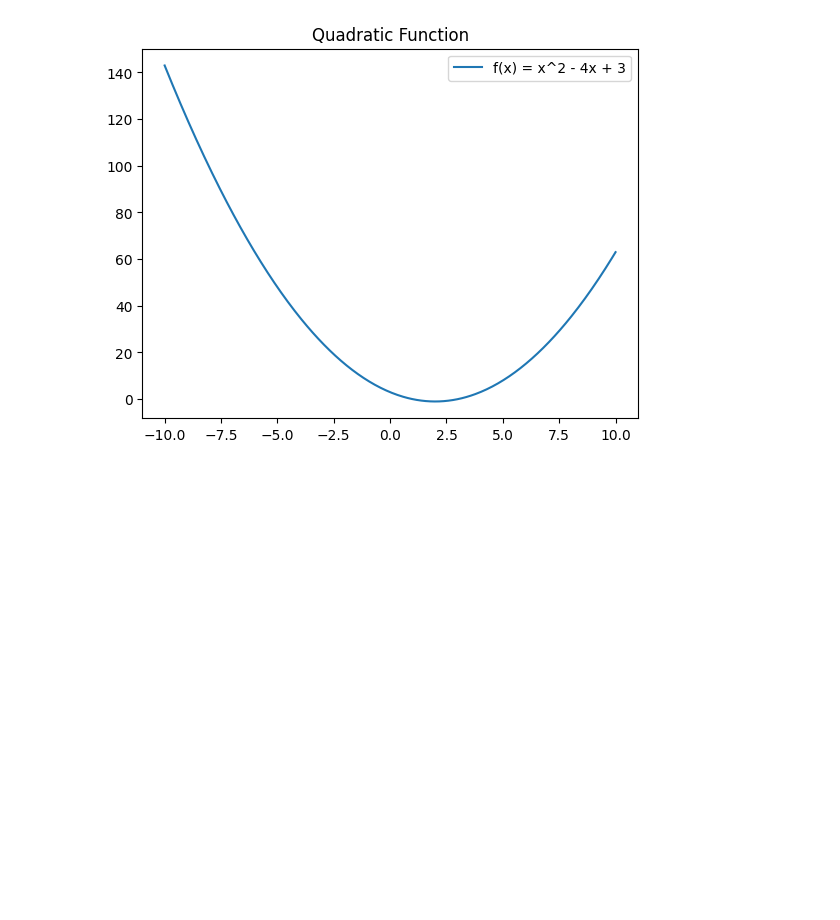
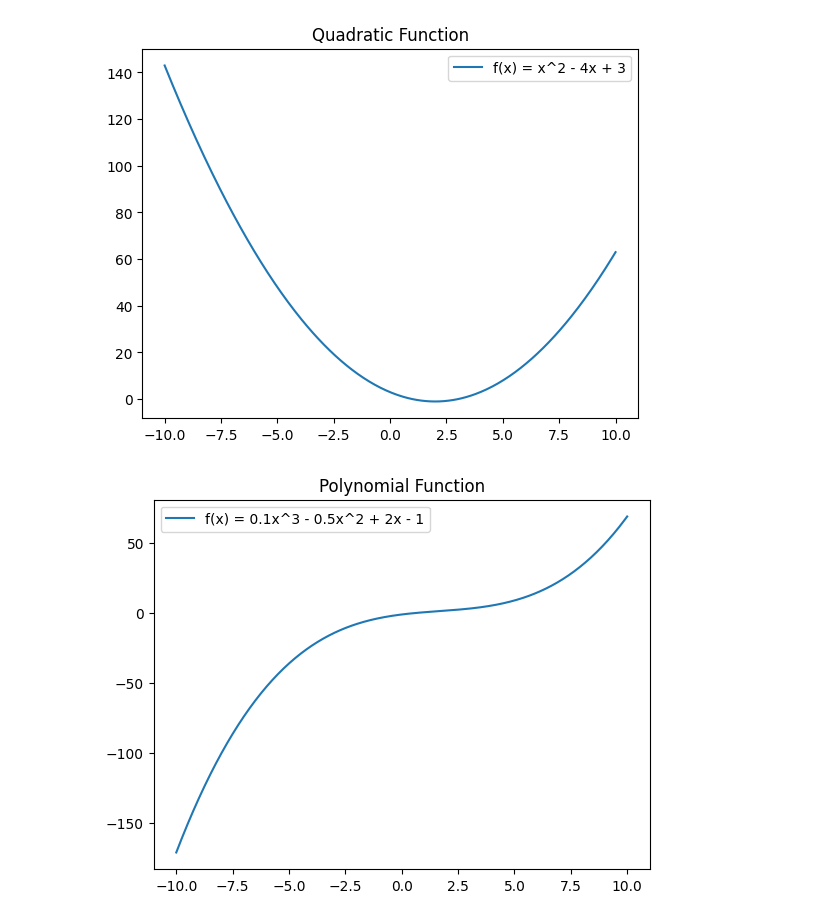
Before and after one commit to nova888/Data-Science, a Jupyter notebook: Kalkulus.ipynb, the cells around one changed output. Saved outputs shown, nothing was run; the diff lists cells and outputs as text; code cells hidden in the pictures; blank space fills up the shorter version.

```diff
--- a/Kalkulus.ipynb
+++ b/Kalkulus.ipynb
@@ -29,3 +29,15 @@ plt.legend()
 plt.show()
 # %% [output]
 [figure]
+# %%
+#fungsi polinominal
+
+x = np.linspace(-10, 10, 400)
+y = 0.1 * x**3 - 0.5 * x**2 + 2 * x - 1
+
+plt.plot(x, y, label='f(x) = 0.1x^3 - 0.5x^2 + 2x - 1')
+plt.title("Polynomial Function")
+plt.legend()
+plt.show()
+# %% [output]
+[figure, added]
```
Also changed, not shown: parts of 1 cell of this notebook.
